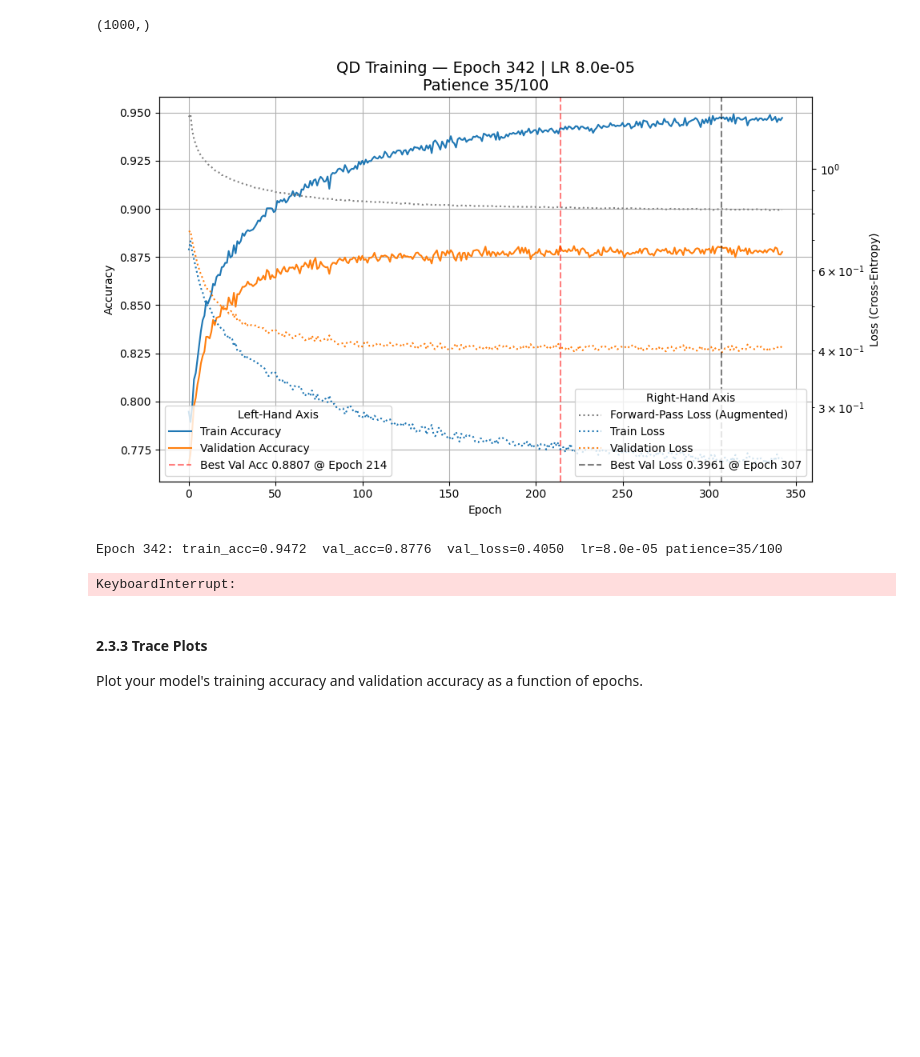
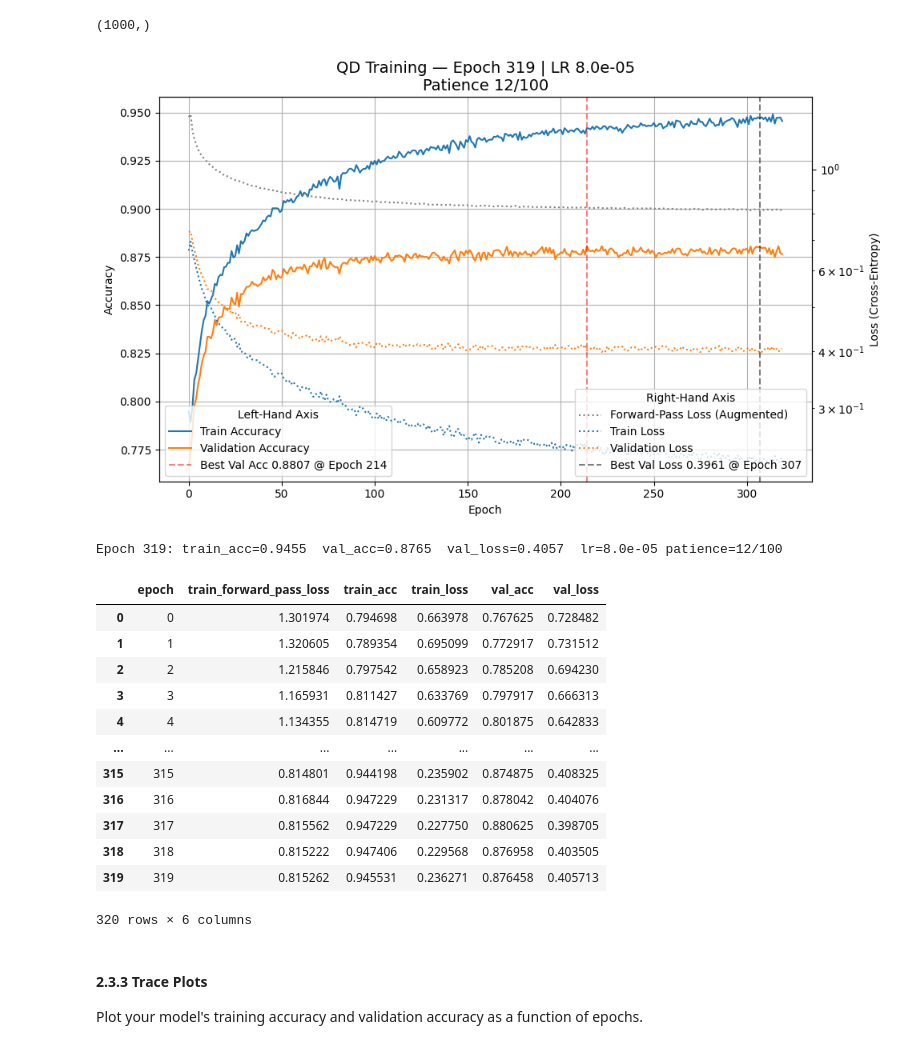
Before and after one commit to Andrew-S-Jing/cs1090b, a Jupyter notebook: hw/hw1/cs1090b_hw1.ipynb, the cells around one changed output. Cells and saved outputs as stored; diff of their text form; code cells hidden in the pictures; blank space fills up the shorter version.

```diff
--- a/hw/hw1/cs1090b_hw1.ipynb
+++ b/hw/hw1/cs1090b_hw1.ipynb
@@ -40,13 +40,12 @@ import torch.optim as optim
 from torch.utils.data import Dataset, TensorDataset, DataLoader, random_split
 from torch import randint
 
-if torch.cuda.is_available():
-    print(f"GPU: {torch.cuda.get_device_name(0)} is available.")
+if torch.backends.mps.is_available():
+    device = torch.device("mps")
+elif torch.cuda.is_available():
     device = torch.device("cuda")
 else:
-    print("No GPU available. Training will run on CPU.")
     device = torch.device("cpu")
-
 print(f"Using device: {device}")
 
 # These optional libraries will be installed on Open OnDemand soon
@@ -1454,7 +1498,7 @@ def qd_nn_train(progressbar=1, resume_from=None):
     set_seed()
 
     # config
-    num_epochs = 2000
+    num_epochs = 320
     batch_size = 32
     patience = 100
     eval_batch_size = 1024
@@ -1500,13 +1544,23 @@ def qd_nn_train(progressbar=1, resume_from=None):
 
     # resume from checkpoint if provided
     if resume_from is not None:
-        checkpoint = torch.load(resume_from, weights_only=True, map_location=device)
+        checkpoint = torch.load(resume_from, weights_only=False, map_location=device)
         model.load_state_dict(checkpoint["model_state_dict"])
         optimizer.load_state_dict(checkpoint["optimizer_state_dict"])
         if "scheduler_state_dict" in checkpoint:
             scheduler.load_state_dict(checkpoint["scheduler_state_dict"])
         start_epoch = checkpoint["epoch"] + 1
         print(f"Resuming from epoch {start_epoch}")
+        epoch_metrics_df = pd.read_csv(QD_METRICS_DIR / "epoch_metrics.csv")
+        epoch_metrics_df = epoch_metrics_df[epoch_metrics_df["epoch"] < start_epoch]
+        epoch_metrics = epoch_metrics_df.to_dict("records")
+        best_val_loss_metrics = epoch_metrics_df.sort_values("val_loss").head(1)
+        best_val_loss = best_val_loss_metrics["val_loss"].iloc[0]
+        best_val_loss_epoch = best_val_loss_metrics["epoch"].iloc[0]
+        epochs_without_improvement = (
+            checkpoint["epoch"] - best_val_loss_epoch
+        )
+
 
     model.to(device)
 
@@ -1681,13 +1735,25 @@ def qd_nn_train(progressbar=1, resume_from=None):
 # %%
 # Train (or resume with: resume_from=QD_CHECKPOINT_DIR / "epoch_X.pt")
 qd_nn_train(
     progressbar=2,
-    # resume_from=QD_CHECKPOINT_DIR / "epoch_1.pt",
+    resume_from=QD_CHECKPOINT_DIR / "epoch_317.pt",
 )
 # %% [output]
-[figure, old version]
+[figure, new version]
-Epoch 342: train_acc=0.9472  val_acc=0.8776  val_loss=0.4050  lr=8.0e-05 patience=35/100
+Epoch 319: train_acc=0.9455  val_acc=0.8765  val_loss=0.4057  lr=8.0e-05 patience=12/100
+|  | epoch | train_forward_pass_loss | train_acc | train_loss | val_acc | val_loss |
+| 0 | 0 | 1.301974 | 0.794698 | 0.663978 | 0.767625 | 0.728482 |
+| 1 | 1 | 1.320605 | 0.789354 | 0.695099 | 0.772917 | 0.731512 |
+| 2 | 2 | 1.215846 | 0.797542 | 0.658923 | 0.785208 | 0.694230 |
+| 3 | 3 | 1.165931 | 0.811427 | 0.633769 | 0.797917 | 0.666313 |
+| 4 | 4 | 1.134355 | 0.814719 | 0.609772 | 0.801875 | 0.642833 |
+| ... | ... | ... | ... | ... | ... | ... |
+| 315 | 315 | 0.814801 | 0.944198 | 0.235902 | 0.874875 | 0.408325 |
+| 316 | 316 | 0.816844 | 0.947229 | 0.231317 | 0.878042 | 0.404076 |
+| 317 | 317 | 0.815562 | 0.947229 | 0.227750 | 0.880625 | 0.398705 |
+| 318 | 318 | 0.815222 | 0.947406 | 0.229568 | 0.876958 | 0.403505 |
+| 319 | 319 | 0.815262 | 0.945531 | 0.236271 | 0.876458 | 0.405713 |
-KeyboardInterrupt:
+320 rows × 6 columns
 # %% [markdown]
 <div class='exercise-r'>
 
```
Also changed, not shown: parts of 22 cells of this notebook.
